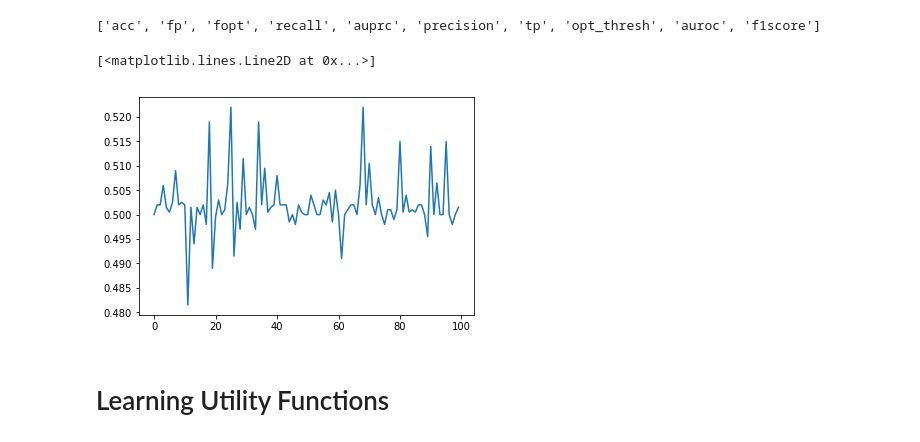
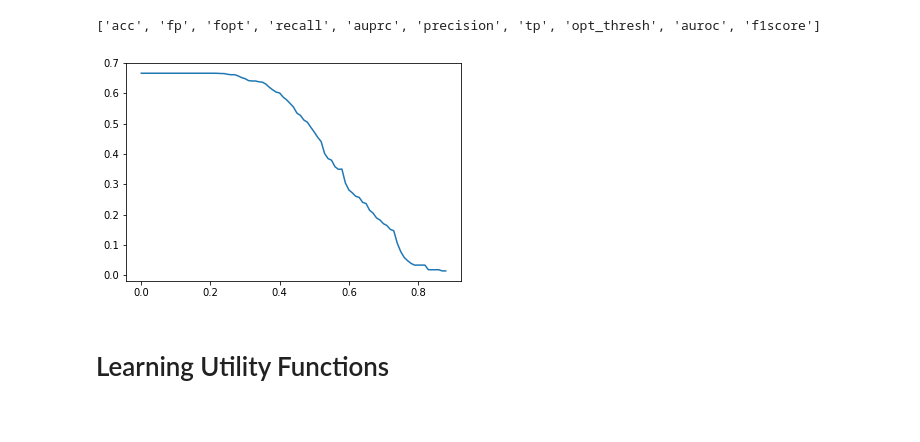
Before and after one commit to ActiveBrainAtlas/MouseBrainAtlas_dev, a Jupyter notebook: src/learning/a_learning_driver.ipynb, the cells around one changed output. Drawn from its saved outputs; the diff is of its cells as text; code cells hidden in the pictures.

```diff
--- a/src/learning/a_learning_driver.ipynb
+++ b/src/learning/a_learning_driver.ipynb
@@ -282,19 +280,25 @@ print test_metrics[0].keys()
 # %% [output]
 ['acc', 'fp', 'fopt', 'recall', 'auprc', 'precision', 'tp', 'opt_thresh', 'auroc', 'f1score']
 # %%
-metric = 'acc'
-index = 2
+metric = 'f1score'
+index = 0
 
-keys = test_metrics[index][metric].keys()
+metric_dic = test_metrics_list[index][metric]
+metric_list_sorted = sorted( metric_dic.items() )
+x, y = zip(*metric_list_sorted) # unpack a list of pairs into two tuples
+
+keys = metric_dic.keys()
+vals = metric_dic.values()
 data_list = []
 
-for key in keys:
-    data_list.append( test_metrics[index][metric][key] )
+# for key in keys.sort():
+#     data_list.append( test_metrics_list[index][metric][key] )
 
-plt.plot( data_list )
+# plt.plot( data_list )
+plt.plot( x, y )
+plt.show()
 # %% [output]
-[<matplotlib.lines.Line2D at 0x...>]
-[figure, old version]
+[figure, new version]
 # %% [markdown]
 # Learning Utility Functions
 # %%
```
Also changed, not shown: parts of 2 cells of this notebook, 1 other file.
